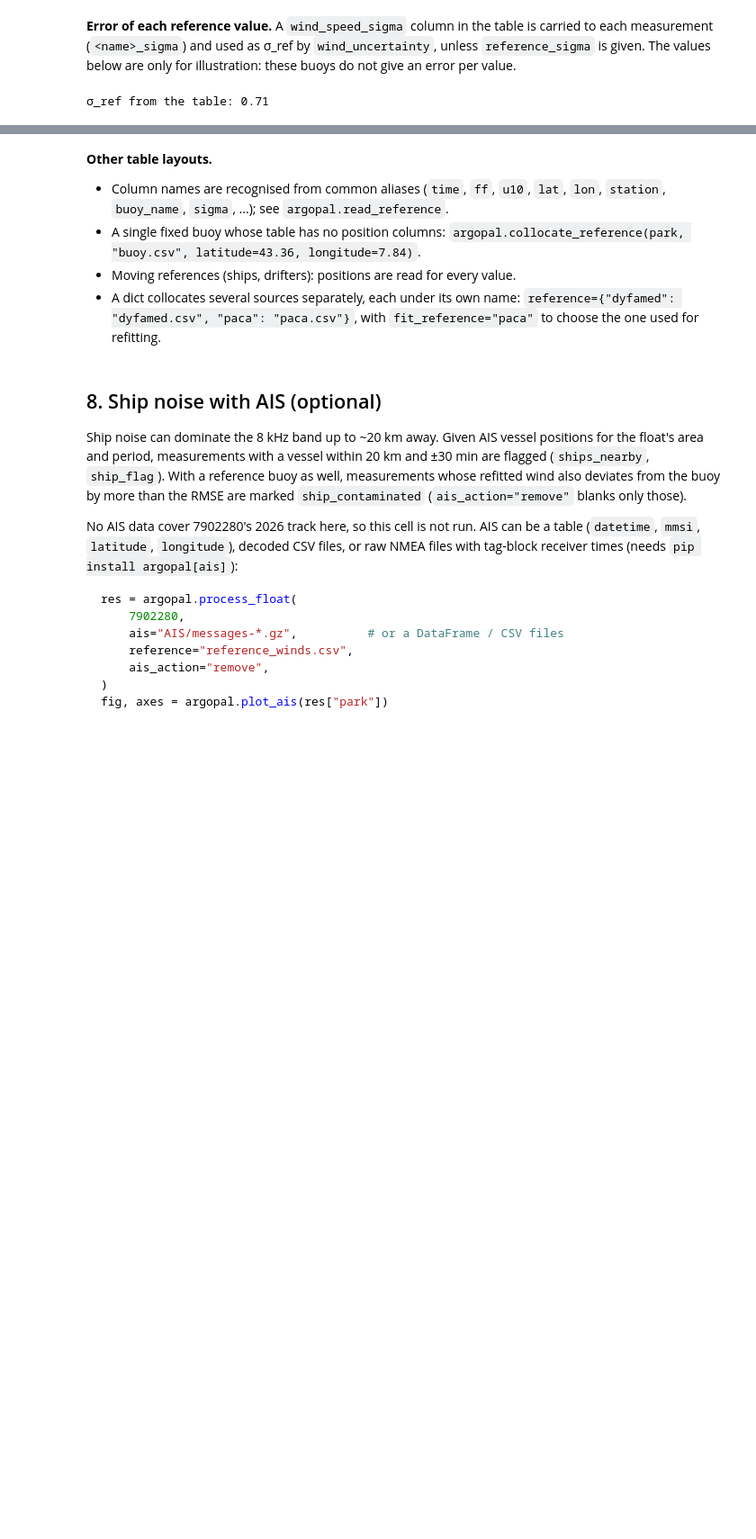
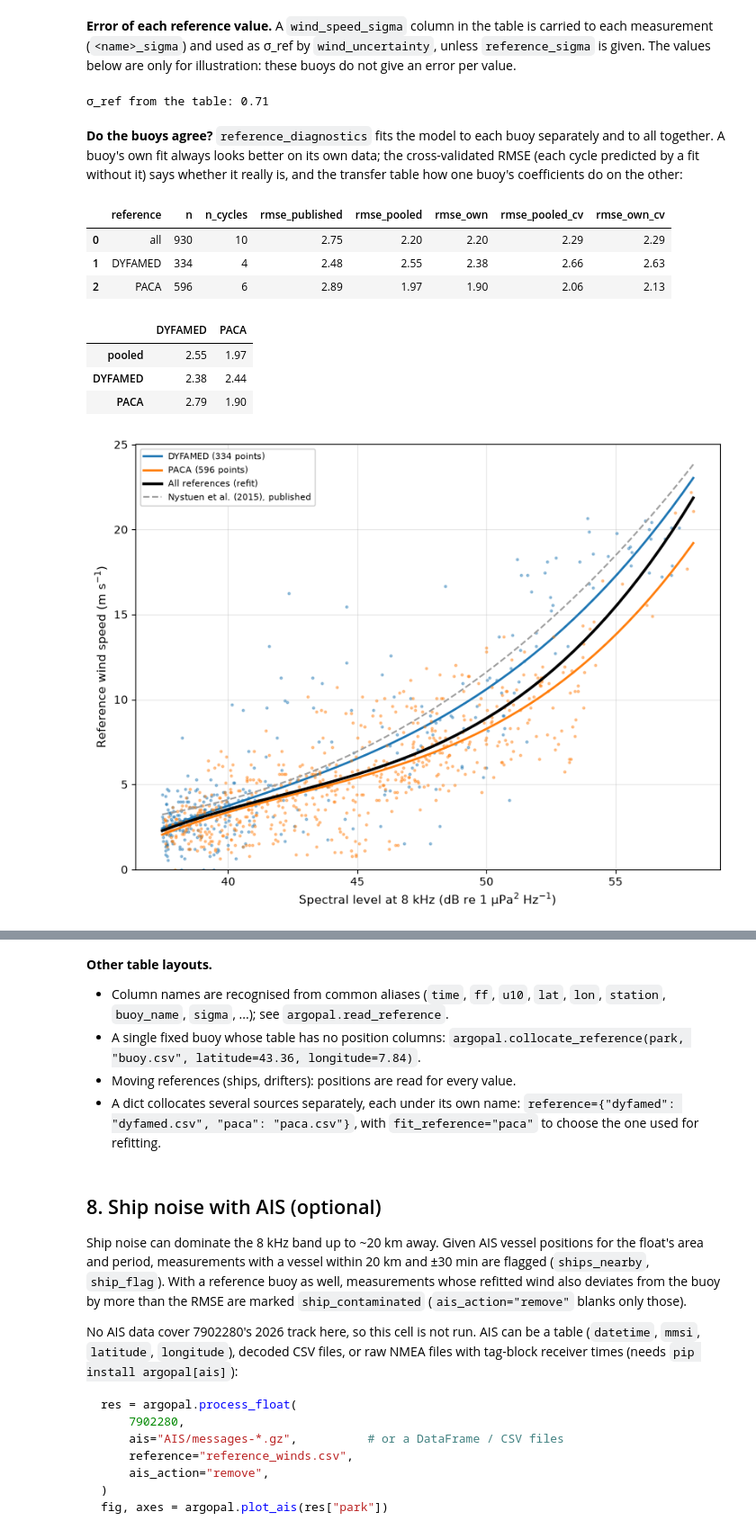
Before and after one commit to louisedelaigue/ArgoPAL, a Jupyter notebook: examples/argopal_tutorial.ipynb, the cells around one changed output, grey strips where cells are left out. Shown at 90% size. Saved outputs shown, nothing was run; the diff lists cells and outputs as text; code cells hidden in the pictures; blank space fills up the shorter version.

```diff
--- a/examples/argopal_tutorial.ipynb
+++ b/examples/argopal_tutorial.ipynb
@@ -516,3 +516,29 @@ print("σ_ref from the table:", round(p.attrs["wind_uncertainty"]["models"]
                                     ["nystuen2015"]["sigma_ref"], 2))
 # %% [output]
 σ_ref from the table: 0.71
+# %% [markdown]
+**Do the buoys agree?**  `reference_diagnostics` fits the model to each
+buoy separately and to all together.  A buoy's own fit always looks
+better on its own data; the cross-validated RMSE (each cycle predicted
+by a fit without it) says whether it really is, and the transfer table
+how one buoy's coefficients do on the other:
+# %%
+d = argopal.reference_diagnostics(cal["park"])
+d["fits"][["reference", "n", "n_cycles", "rmse_published", "rmse_pooled",
+           "rmse_own", "rmse_pooled_cv", "rmse_own_cv"]].round(2)
+# %% [output]
+|  | reference | n | n_cycles | rmse_published | rmse_pooled | rmse_own | rmse_pooled_cv | rmse_own_cv |
+| 0 | all | 930 | 10 | 2.75 | 2.20 | 2.20 | 2.29 | 2.29 |
+| 1 | DYFAMED | 334 | 4 | 2.48 | 2.55 | 2.38 | 2.66 | 2.63 |
+| 2 | PACA | 596 | 6 | 2.89 | 1.97 | 1.90 | 2.06 | 2.13 |
+# %%
+d["transfer"].round(2)
+# %% [output]
+|  | DYFAMED | PACA |
+| pooled | 2.55 | 1.97 |
+| DYFAMED | 2.38 | 2.44 |
+| PACA | 2.79 | 1.90 |
+# %%
+fig, ax = argopal.plot_reference_fits(cal["park"])
+# %% [output]
+[figure, added]
```
Also changed, not shown: parts of 1 cell of this notebook, 14 other files.
